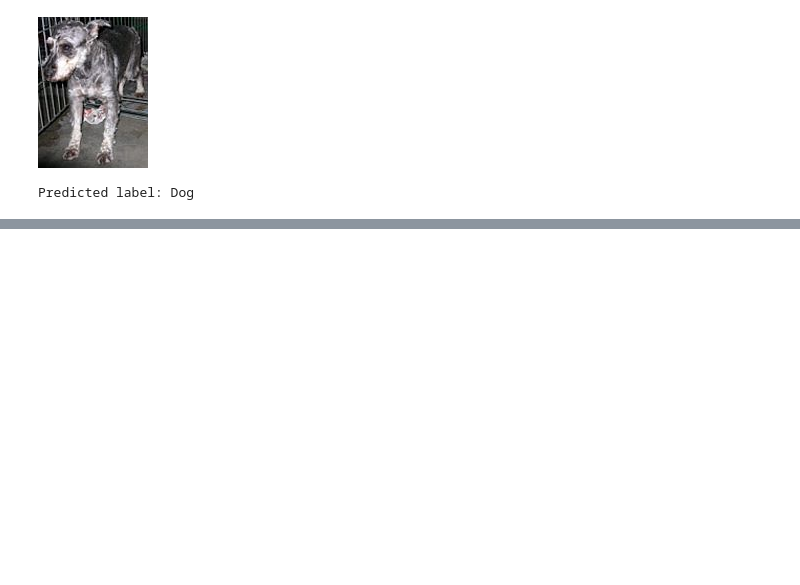
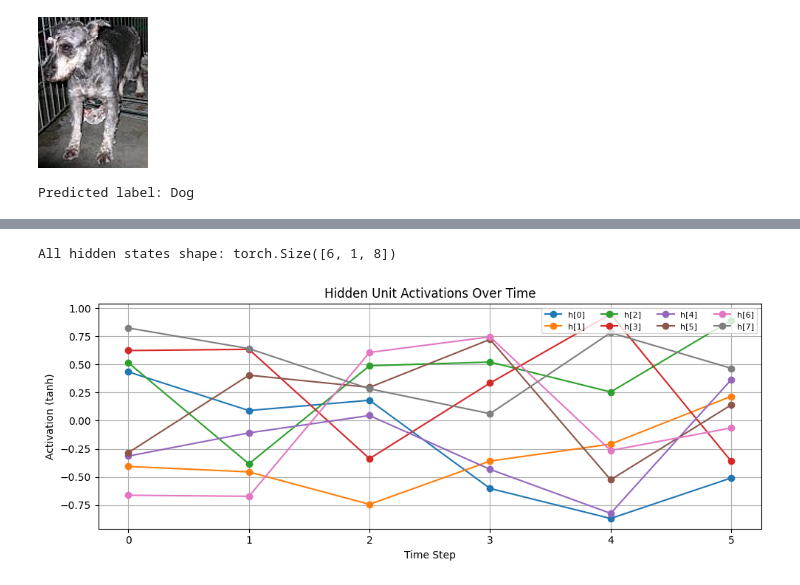
Before and after one commit to rahulbhadani/CPE487587_SP26, a Jupyter notebook: Code/Chapter_05_Deep_Learning_For_Sequence_Data.ipynb, the cells around one changed output, grey strips where cells are left out. Saved outputs shown, nothing was run; the diff lists cells and outputs as text; code cells hidden in the pictures; blank space fills up the shorter version.

```diff
--- a/Code/Chapter_05_Deep_Learning_For_Sequence_Data.ipynb
+++ b/Code/Chapter_05_Deep_Learning_For_Sequence_Data.ipynb
@@ -605,0 +677,35 @@ Predicted label: Dog
+# %%
+cell = nn.RNNCell(input_size=5, hidden_size=8)
+
+x   = torch.randn(6, 1, 5)   # 6 time steps
+h_t = torch.zeros(1, 8)
+
+history = []  # store all hidden states
+
+for t in range(6):
+    h_t = cell(x[t], h_t)
+    history.append(h_t.detach().clone())
+
+# Stack into (seq_len, batch, hidden)
+all_hidden = torch.stack(history, dim=0)
+print(f"All hidden states shape: {all_hidden.shape}")  # (6, 1, 8)
+
+# Visualize how each hidden unit evolves over time
+import matplotlib.pyplot as plt
+
+values = all_hidden[:, 0, :].numpy()  # (6, 8)
+
+plt.figure(figsize=(10, 4))
+for unit in range(8):
+    plt.plot(values[:, unit], marker='o', label=f'h[{unit}]')
+
+plt.title("Hidden Unit Activations Over Time")
+plt.xlabel("Time Step")
+plt.ylabel("Activation (tanh)")
+plt.legend(loc='upper right', ncol=4, fontsize=8)
+plt.grid(True)
+plt.tight_layout()
+plt.show()
+# %% [output]
+All hidden states shape: torch.Size([6, 1, 8])
+[figure, added]
```
Also changed, not shown: parts of 8 cells of this notebook.
